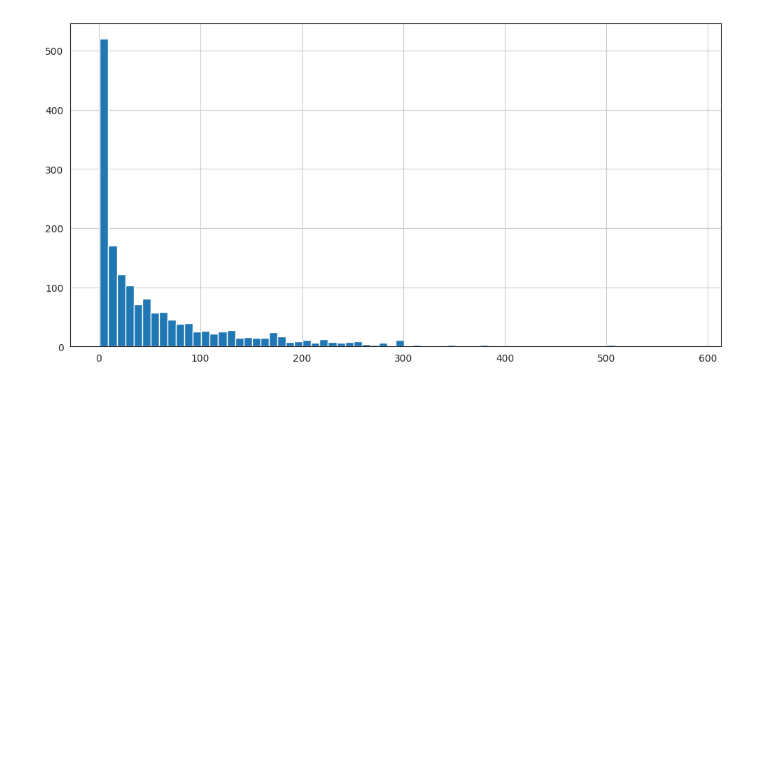
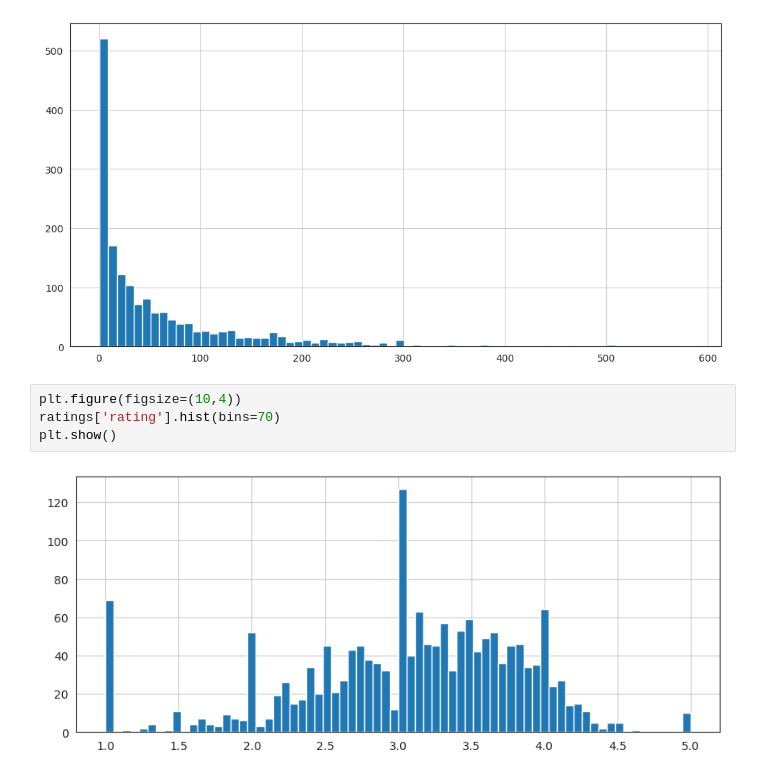
Before and after one commit to samwanyua/Python-Machine-Learning-Tutorial, a Jupyter notebook: Python_for_data_science/Recommeder_system.ipynb, the cells around one changed output. Drawn from its saved outputs; the diff is of its cells as text; blank space fills up the shorter version.

Commit message:
Recommendation system - Visualizations

```diff
--- a/Python_for_data_science/Recommeder_system.ipynb
+++ b/Python_for_data_science/Recommeder_system.ipynb
@@ -113,3 +113,9 @@ ratings['num of ratings'].hist(bins=70)
 plt.show()
 # %% [output]
 [figure]
+# %%
+plt.figure(figsize=(10,4))
+ratings['rating'].hist(bins=70)
+plt.show()
+# %% [output]
+[figure, added]
```
